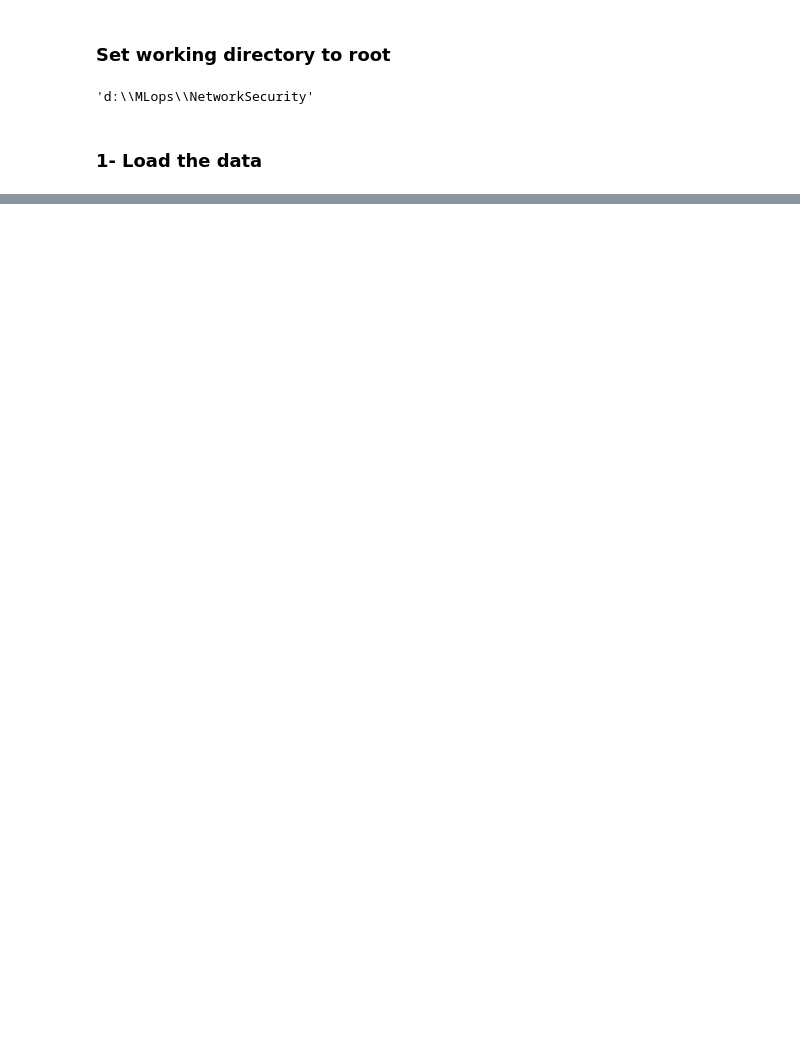
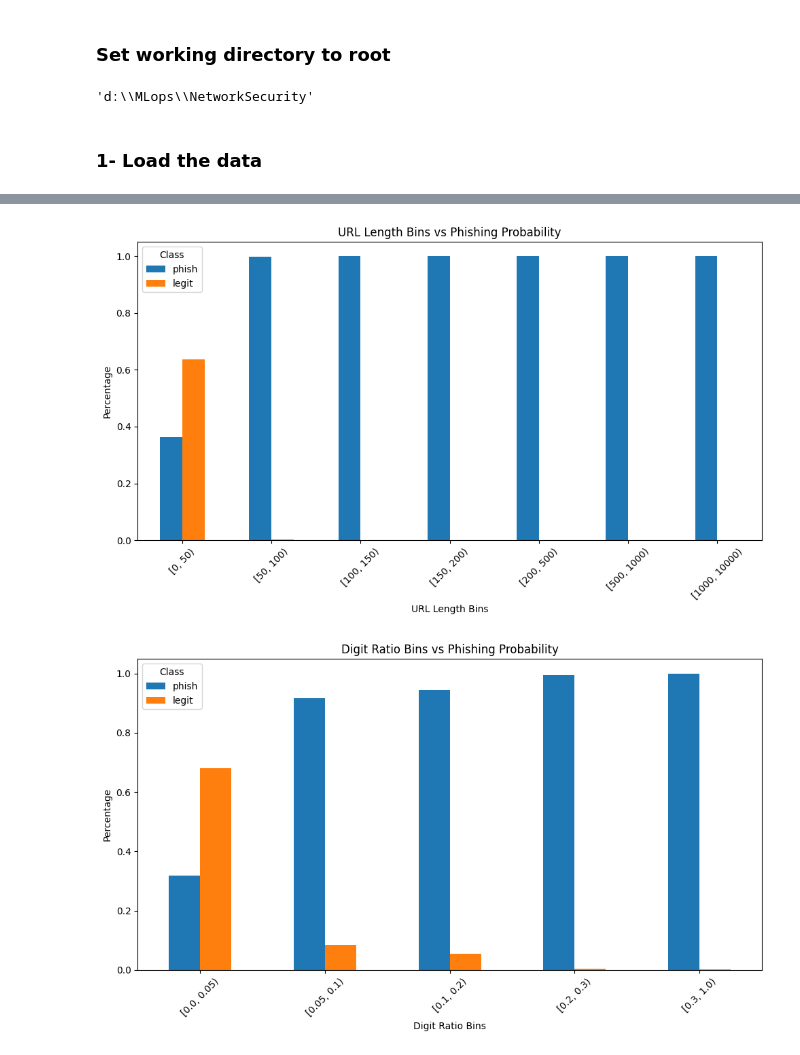
Before and after one commit to fitsblb/PhishGuardAI, a Jupyter notebook: notebooks/00_eda.ipynb, the cells around one changed output, grey strips where cells are left out. Saved outputs shown, nothing was run; the diff lists cells and outputs as text; code cells hidden in the pictures; blank space fills up the shorter version.

```diff
--- a/notebooks/00_eda.ipynb
+++ b/notebooks/00_eda.ipynb
@@ -21,10 +111,14 @@ pd.set_option('display.max_columns', None)
 # %%
-RAW_PATH = Path("data/raw/PhiUSIIL_Phishing_URL_Dataset.csv")
-OUT_DIR = Path("outputs/eda"); OUT_DIR.mkdir(parents=True, exist_ok=True)
+df["url_len"] = df["URL"].map(url_length)
+df["url_digit_ratio"] = df["URL"].map(digit_ratio)
+df["url_subdomains"] = df["URL"].map(subdomain_count)
 
-
-df = pd.read_csv(RAW_PATH)
-df.head()
+display(df.head(5))
+print(
+    "Morphology summary:\n",
+    df[["url_len","url_digit_ratio","url_subdomains","y"]]
+      .describe(percentiles=[0.5,0.9,0.99])
+)
 # %% [output]
 |  | URL | URLLength | Domain | DomainLength | IsDomainIP | TLD | URLSimilarityIndex | ... |
 | 0 | https://www.southbankmosaics.com | 31 | www.southbankmosaics.com | 24 | 0 | com | 100.0 | ... |
@@ -104,0 +160,10 @@ Name: count, dtype: int64
+# %%
+# URL length bins and digit-ratio bins
+len_bins = pd.cut(df["url_len"], bins=[0,50,100,150,200,500,1_000,10_000], right=False)
+dig_bins = pd.cut(df["url_digit_ratio"], bins=[0,0.05,0.1,0.2,0.3,1.0], right=False)
+
+len_slice = pd.crosstab(len_bins, df["y"], normalize="index").rename(columns={1:"legit",0:"phish"})
+dig_slice = pd.crosstab(dig_bins, df["y"], normalize="index").rename(columns={1:"legit",0:"phish"})
+
+print("\nURL length slice (row %):\n", (len_slice*100).round(1))
+print("\nDigit ratio slice (row %):\n", (dig_slice*100).round(1))
@@ -104,0 +223,20 @@ Name: count, dtype: int64
+# %%
+# Bar plot for URL length slices
+len_slice.plot(kind='bar', figsize=(10, 6), title='URL Length Bins vs Phishing Probability')
+plt.ylabel('Percentage')
+plt.xlabel('URL Length Bins')
+plt.xticks(rotation=45)
+plt.legend(title='Class')
+plt.tight_layout()
+plt.show()
+
+# Bar plot for digit ratio slices
+dig_slice.plot(kind='bar', figsize=(10, 6), title='Digit Ratio Bins vs Phishing Probability')
+plt.ylabel('Percentage')
+plt.xlabel('Digit Ratio Bins')
+plt.xticks(rotation=45)
+plt.legend(title='Class')
+plt.tight_layout()
+# %% [output]
+[figure, added]
+[figure, added]
```
Also changed, not shown: parts of 30 cells of this notebook, 9 other files.
